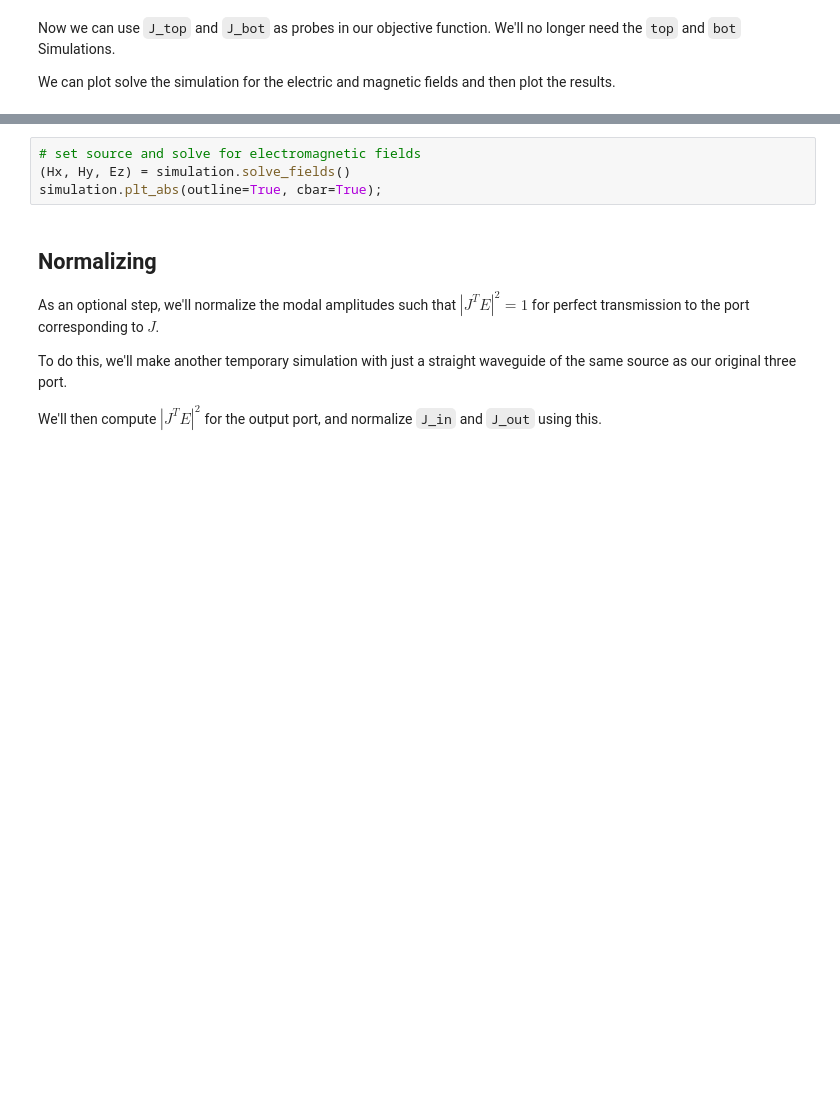
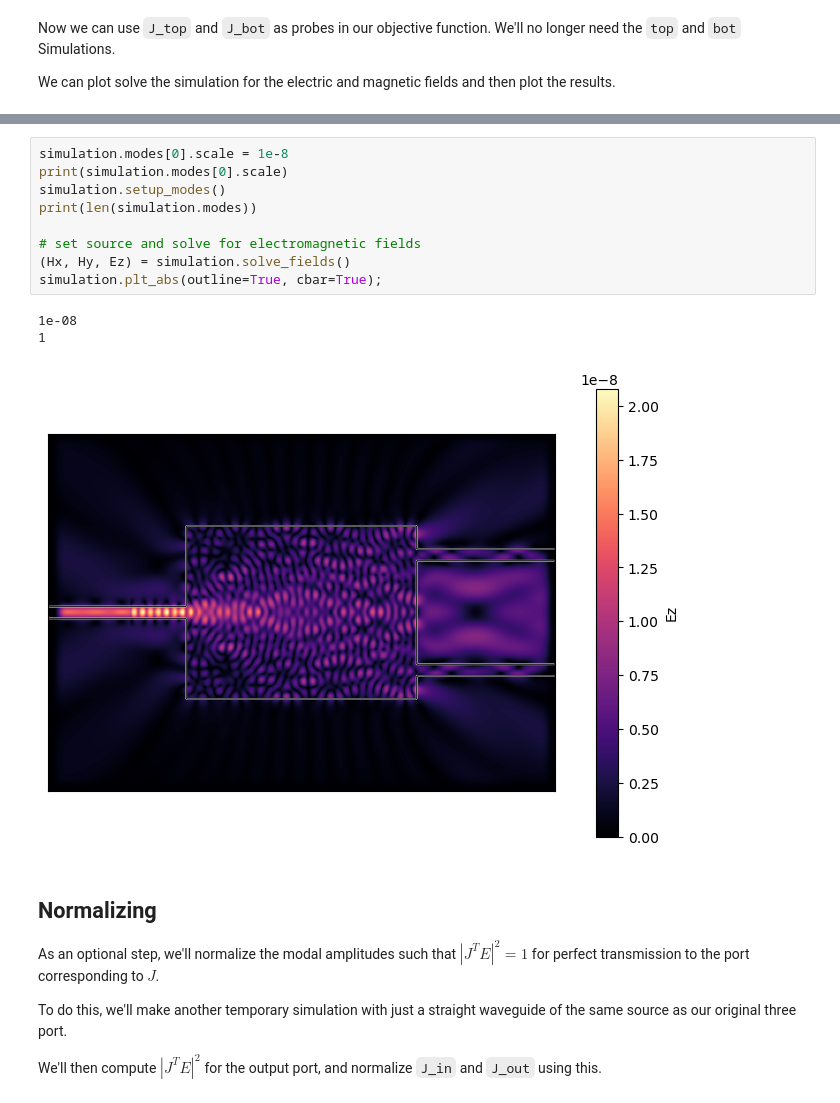
Before and after one commit to iroh-lord-of-tea/angler, a Jupyter notebook: Notebooks/Splitter.ipynb, the cells around one changed output, grey strips where cells are left out. Cells and saved outputs as stored; diff of their text form; blank space fills up the shorter version.

```diff
--- a/Notebooks/Splitter.ipynb
+++ b/Notebooks/Splitter.ipynb
@@ -122,7 +127,16 @@ plt.show()
 # %%
+simulation.modes[0].scale = 1e-8
+print(simulation.modes[0].scale)
+simulation.setup_modes()
+print(len(simulation.modes))
+
 # set source and solve for electromagnetic fields
 (Hx, Hy, Ez) = simulation.solve_fields()
 simulation.plt_abs(outline=True, cbar=True);
+# %% [output]
+1e-08
+1
+[figure, added]
 # %% [markdown]
 ## Normalizing
 
```
Also changed, not shown: parts of 12 cells of this notebook.
